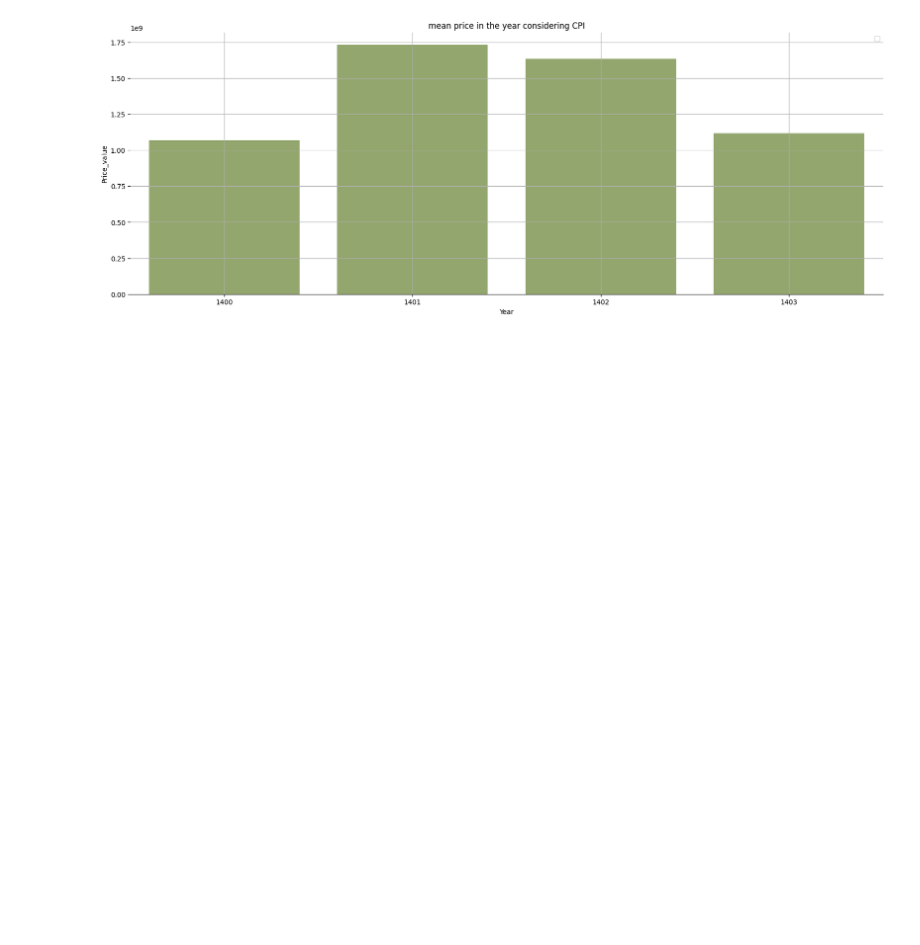
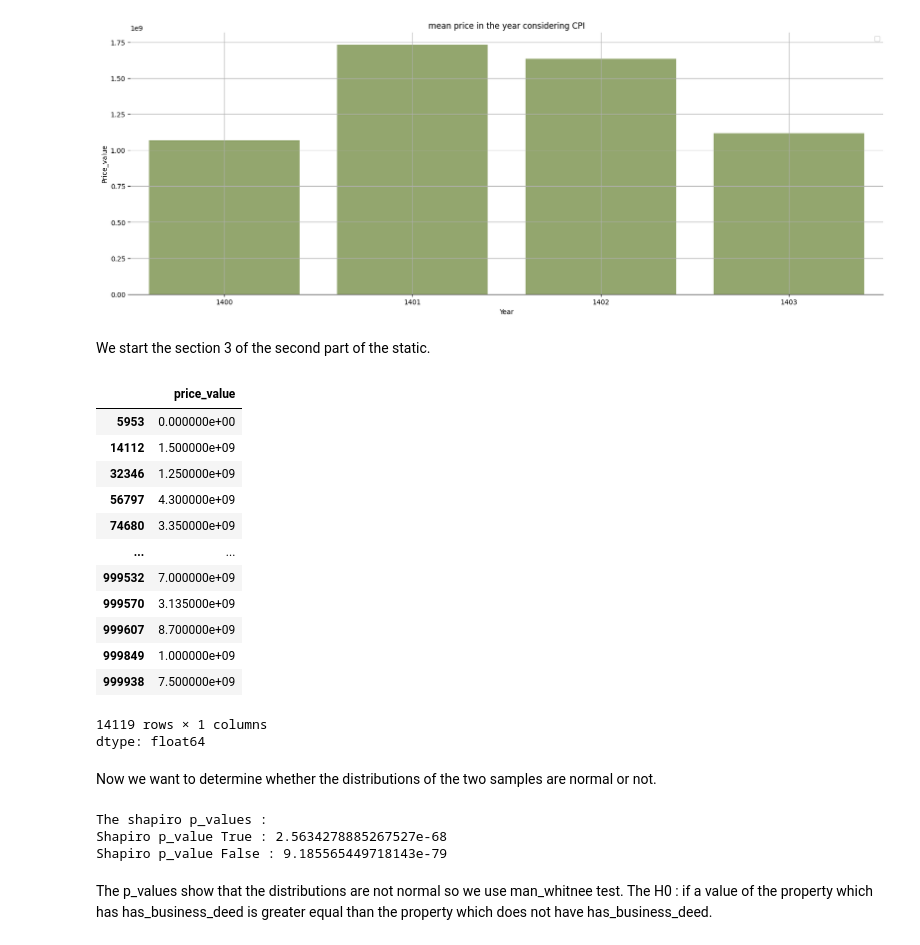
Before and after one commit to AmirrezaNasiri85/Artificial-Inteligance-Boot-Camp, a Jupyter notebook: ProjectOne.ipynb, the cells around one changed output. Cells and saved outputs as stored; diff of their text form; code cells hidden in the pictures; blank space fills up the shorter version.

Commit message:
Some progress in the section3 of the second part of the statical visualization.

```diff
--- a/ProjectOne.ipynb
+++ b/ProjectOne.ipynb
@@ -353,3 +368,56 @@ axes.legend()
 # %% [output]
 <matplotlib.legend.Legend at 0x...>
 [figure]
+# %% [markdown]
+We start the section 3 of the second part of the static.
+# %%
+data_frame_3 = data_frame.copy()
+# %%
+data_frame_3 = data_frame_3[["has_business_deed", "price_value", "city_slug", "created_at_month"]]
+data_frame_3 = data_frame_3.dropna(subset=["city_slug"])
+
+# Some operations to fill the Nan values of the price_value and removing the outliers.
+data_frame_3 = trun_grogorian_solar_year.transform(data_frame_3)
+data_frame_3 = fill_price_value.transform(data_frame_3)
+data_frame_3 = (
+    data_frame_3.groupby(["Year"], group_keys=False)
+    .apply(remove_outliers_iqr_price_value)
+)
+# %%
+labels = data_frame_3.has_business_deed.isna()
+target = data_frame_3[~labels]
+has_business_True = target[target["has_business_deed"] == True]["price_value"]
+has_business_False = target[target["has_business_deed"] == False]["price_value"]
+has_business_True
+# %% [output]
+|  | price_value |
+| 5953 | 0.000000e+00 |
+| 14112 | 1.500000e+09 |
+| 32346 | 1.250000e+09 |
+| 56797 | 4.300000e+09 |
+| 74680 | 3.350000e+09 |
+| ... | ... |
+| 999532 | 7.000000e+09 |
+| 999570 | 3.135000e+09 |
+| 999607 | 8.700000e+09 |
+| 999849 | 1.000000e+09 |
+| 999938 | 7.500000e+09 |
+14119 rows × 1 columns
+dtype: float64
+# %% [markdown]
+Now we want to determine whether the distributions of the two samples are normal or not.
+# %%
+from scipy.stats import shapiro
+shapiro_stat_False, shapiro_pvalue_True = shapiro(has_business_True)
+shapiro_stat_False, shapiro_pvalue_False = shapiro(has_business_False)
+
+print("The shapiro p_values : ")
+print(f"Shapiro p_value True : {shapiro_pvalue_True}")
+print(f"Shapiro p_value False : {shapiro_pvalue_False}")
+# %% [output]
+The shapiro p_values :
+Shapiro p_value True : 2.5634278885267527e-68
+Shapiro p_value False : 9.185565449718143e-79
+# %% [markdown]
+The p_values show that the distributions are not normal so we use man_whitnee test.
+The H0 : if a value of the property which has has_business_deed is greater equal than the property which does not have has_business_deed.
```
Also changed, not shown: parts of 5 cells of this notebook.
